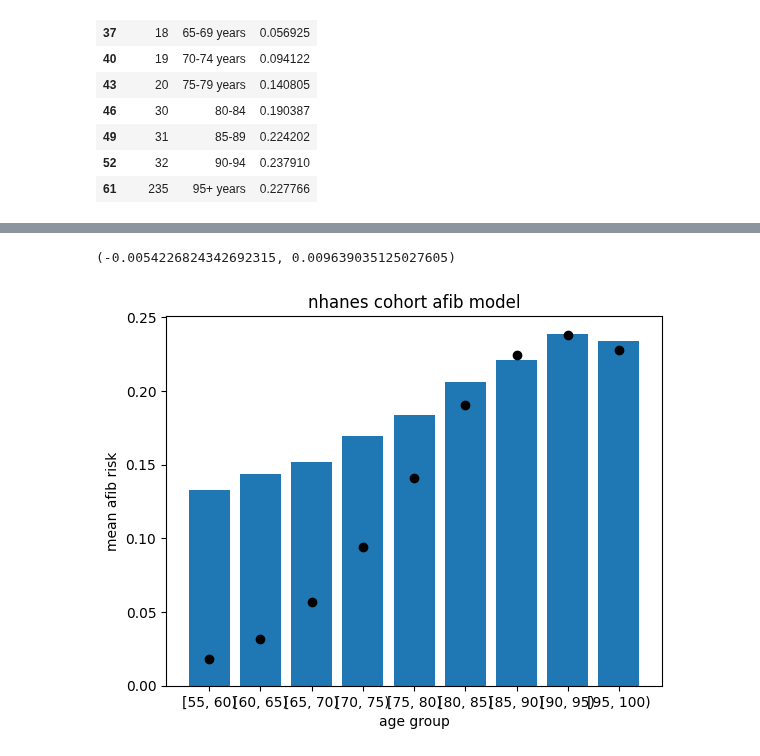
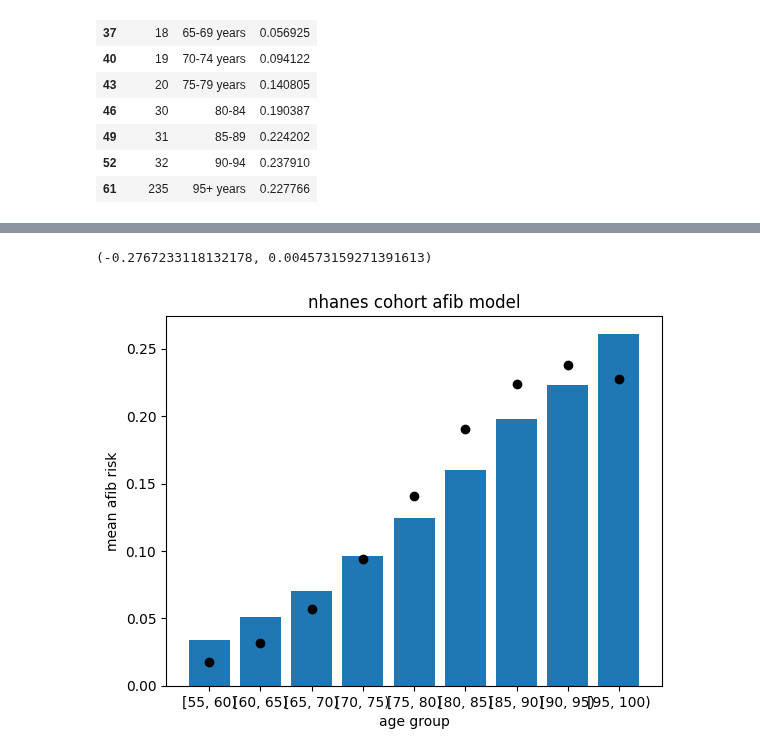
Before and after one commit to deligkaris/microsimNotebooks, a Jupyter notebook: afibModelRecalibrationsPart2.ipynb, the cells around one changed output, grey strips where cells are left out. Cells and saved outputs as stored; diff of their text form; code cells hidden in the pictures.

```diff
--- a/afibModelRecalibrationsPart2.ipynb
+++ b/afibModelRecalibrationsPart2.ipynb
@@ -275,7 +275,7 @@ def _initialize_linear_probability_risk_model(self, referenceName, modelName, in
     model = load_regression_model(modelName)
     if (referenceName=="afib"):
         model._coefficients["Intercept"] = intercept
-        #model._coefficients["age"] = ageCoeff
+        model._coefficients["age"] = ageCoeff
         self._repository[referenceName] = StatsAfibModel(model)
         #self._repository[referenceName] = StatsModelLinearProbabilityRiskFactorModel(model)
         #print("intercept = ", intercept)
@@ -354,7 +354,7 @@ for run in range(0,10):
         model = load_regression_model(modelName)
         if (referenceName=="afib"):
             model._coefficients["Intercept"] = intercept
-            #model._coefficients["age"] = ageCoeff
+            model._coefficients["age"] = ageCoeff
             self._repository[referenceName] = StatsAfibModel(model)
             #self._repository[referenceName] = StatsModelLinearProbabilityRiskFactorModel(model)
             #print("intercept = ", intercept)
@@ -438,16 +417,18 @@ run= 9 ageCoeff= 0.008914259393827605 ageStep= 0.0004026531840000001 ageChange=
 #(-0.46616291512237573, 0.0072307910943804265) #treating all relative diffs equally
 intercept += interceptChange
 ageCoeff += ageChange
+intercept = -0.2767233118132178
+ageCoeff = 0.004573159271391613
 intercept, ageCoeff
 # %% [output]
-(-0.0054226824342692315, 0.009639035125027605)
+(-0.2767233118132178, 0.004573159271391613)
 # %%
 #now let's see what this recalibrated afib model gives us...
 def _initialize_linear_probability_risk_model(self, referenceName, modelName, intercept=intercept, ageCoeff=ageCoeff):
         model = load_regression_model(modelName)
         if (referenceName=="afib"):
             model._coefficients["Intercept"] = intercept
-            #model._coefficients["age"] = ageCoeff
+            model._coefficients["age"] = ageCoeff
             self._repository[referenceName] = StatsAfibModel(model)
             #self._repository[referenceName] = StatsModelLinearProbabilityRiskFactorModel(model)
             #print("intercept = ", intercept)
@@ -465,32 +446,32 @@ alive, dead = pop.advance_vectorized(150,rng=rngStream)
 ageList = list()
 afibList = list()
 for p in pop._people.iloc[:]:
     ageList +=  p._age[1:]
     afibList += p._afib[1:-1]
     #pDone = len(ageList)
     #if pDone%100000==0:
         #   print(pDone)
 
 cohortAfib = pd.DataFrame(list(zip(ageList, afibList)), columns =['age', 'afib'])
 cohortAfib["afib"]=cohortAfib["afib"].astype('int')
 cohortAfib["age"]=cohortAfib["age"].astype('int')
 
 cohortAfib["ageInterval"] = pd.cut(cohortAfib["age"], bins=[10,55,60,65,70,75,80,85,90,95,100],right=False)
 cohortAfibMeansByAgeGroup = cohortAfib.groupby("ageInterval").agg({'afib' : 'mean'})
 cohortAfibMeansByAgeGroup["labels"] = [f"[{x.left}, {x.right})" for x in  cohortAfibMeansByAgeGroup.index.array]
 
 labels = cohortAfibMeansByAgeGroup["labels"].values.tolist()[1:]
 values = [x[0] for x in cohortAfibMeansByAgeGroup.values[1:]]
 reference = [afibRef[i] for i in range(len(labels)) if ~np.isnan(values[i])]
 
 fig, ax = plt.subplots()
 ax.bar(labels, values)
 for i in range(len(reference)):
     ax.scatter(labels[i],reference[i],color="black")
 plt.xlabel("age group")
 plt.ylabel("mean afib risk")
 plt.title("nhanes cohort afib model")
 plt.show()
 # %% [output]
-[figure, old version]
+[figure, new version]
 # %%
```
Also changed, not shown: parts of 15 cells of this notebook, 7 other files.
